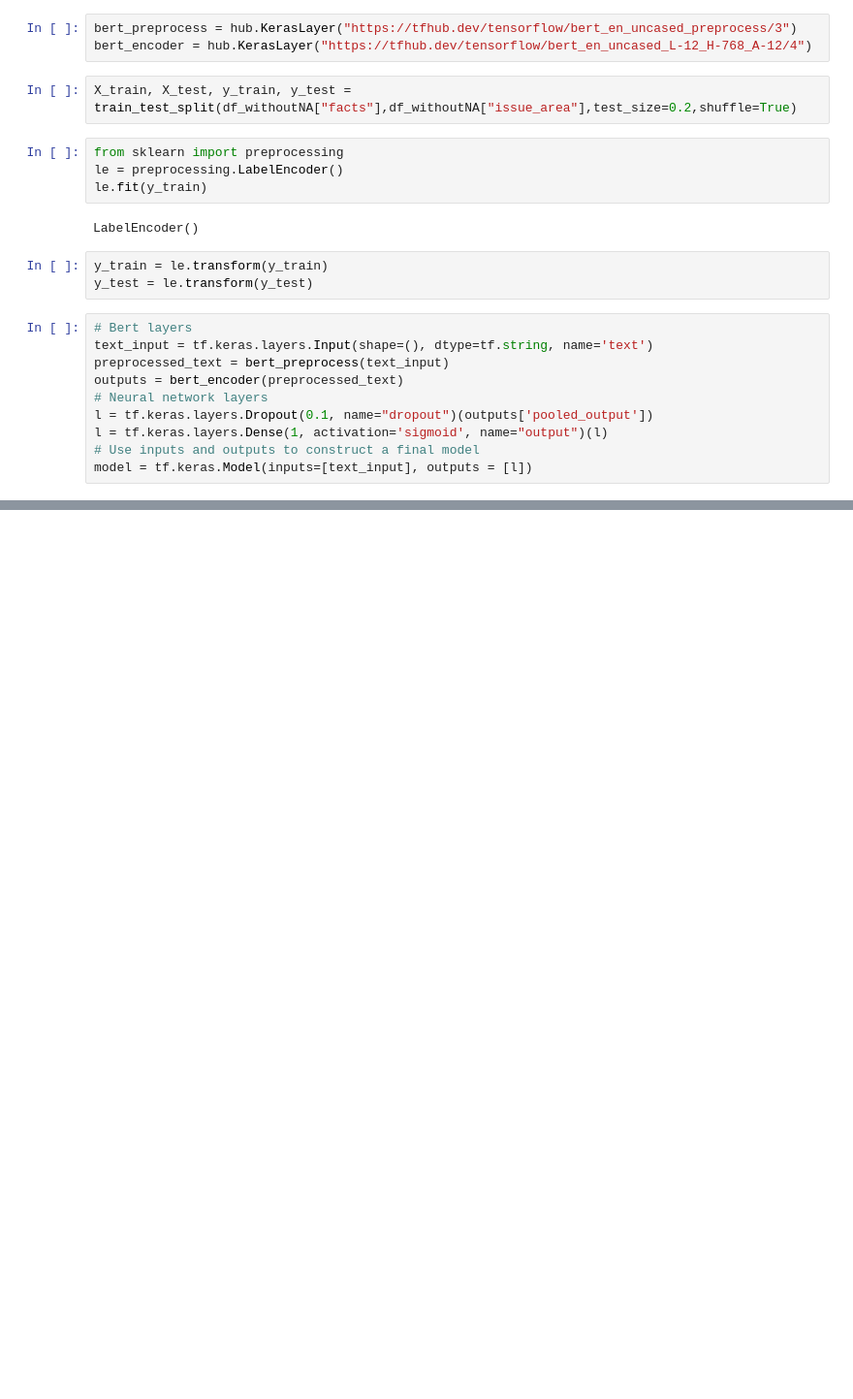
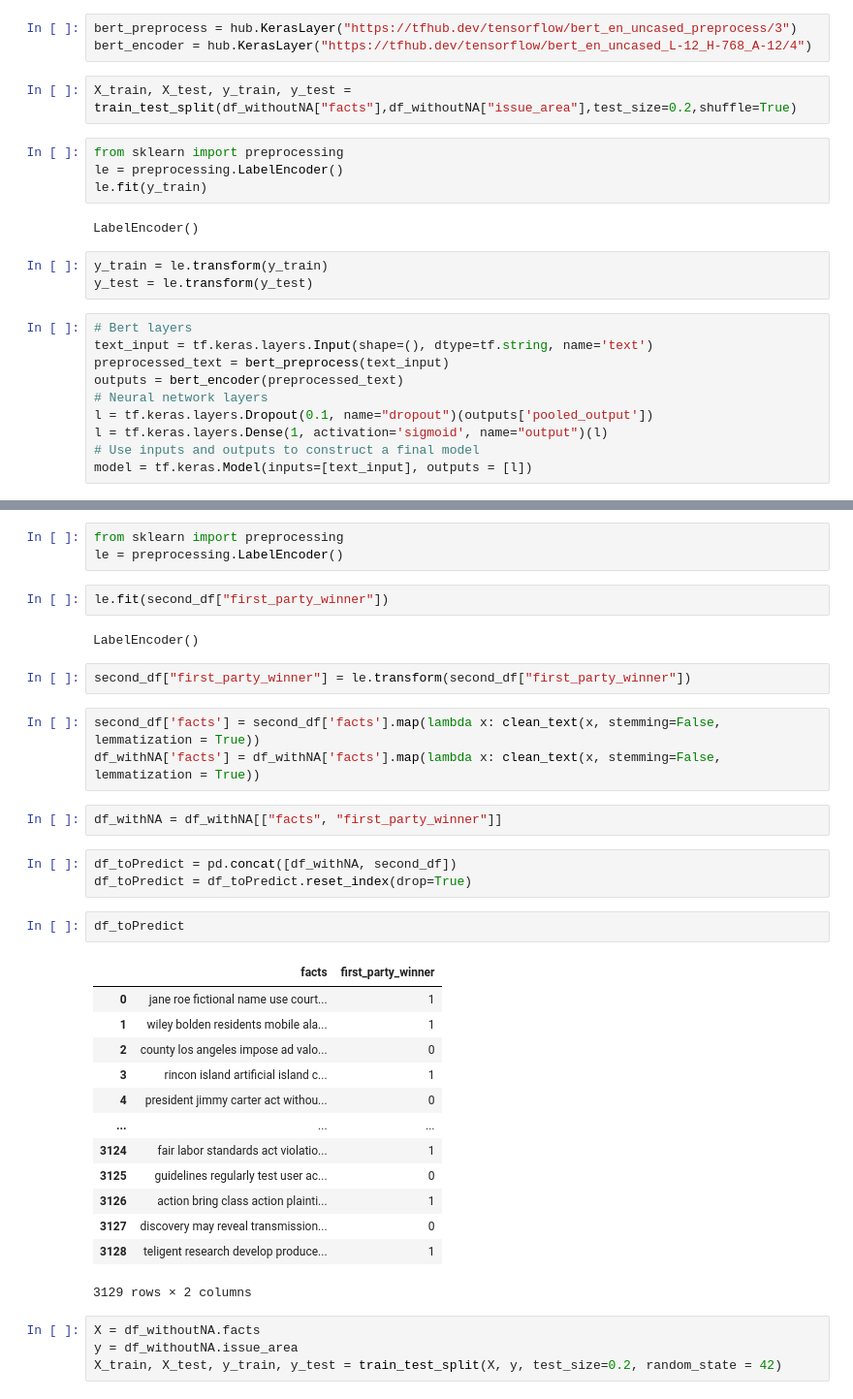
Before and after one commit to CarolinaOliveira001/SupremeCourtJudgementPrediction, a Jupyter notebook: secondTry.ipynb, the cells around one changed output, grey strips where cells are left out. Shown at 97% size. Saved outputs shown, nothing was run; the diff lists cells and outputs as text; blank space fills up the shorter version.

```diff
--- a/secondTry.ipynb
+++ b/secondTry.ipynb
@@ -763,0 +819,37 @@ Criminal Procedure       0.00      0.00      0.00       125
+# %%
+from sklearn import preprocessing
+le = preprocessing.LabelEncoder()
+# %%
+le.fit(second_df["first_party_winner"])
+# %% [output]
+LabelEncoder()
+# %%
+second_df["first_party_winner"] = le.transform(second_df["first_party_winner"])
+# %%
+second_df['facts'] = second_df['facts'].map(lambda x: clean_text(x, stemming=False, lemmatization = True))
+df_withNA['facts'] = df_withNA['facts'].map(lambda x: clean_text(x, stemming=False, lemmatization = True))
+# %%
+df_withNA = df_withNA[["facts", "first_party_winner"]]
+# %%
+df_toPredict = pd.concat([df_withNA, second_df])
+df_toPredict = df_toPredict.reset_index(drop=True)
+# %%
+df_toPredict
+# %% [output]
+|  | facts | first_party_winner |
+| 0 | jane roe fictional name use court... | 1 |
+| 1 | wiley bolden residents mobile ala... | 1 |
+| 2 | county los angeles impose ad valo... | 0 |
+| 3 | rincon island artificial island c... | 1 |
+| 4 | president jimmy carter act withou... | 0 |
+| ... | ... | ... |
+| 3124 | fair labor standards act violatio... | 1 |
+| 3125 | guidelines regularly test user ac... | 0 |
+| 3126 | action bring class action plainti... | 1 |
+| 3127 | discovery may reveal transmission... | 0 |
+| 3128 | teligent research develop produce... | 1 |
+3129 rows × 2 columns
+# %%
+X = df_withoutNA.facts
+y = df_withoutNA.issue_area
+X_train, X_test, y_train, y_test = train_test_split(X, y, test_size=0.2, random_state = 42)
```
Also changed, not shown: parts of 144 cells of this notebook.
